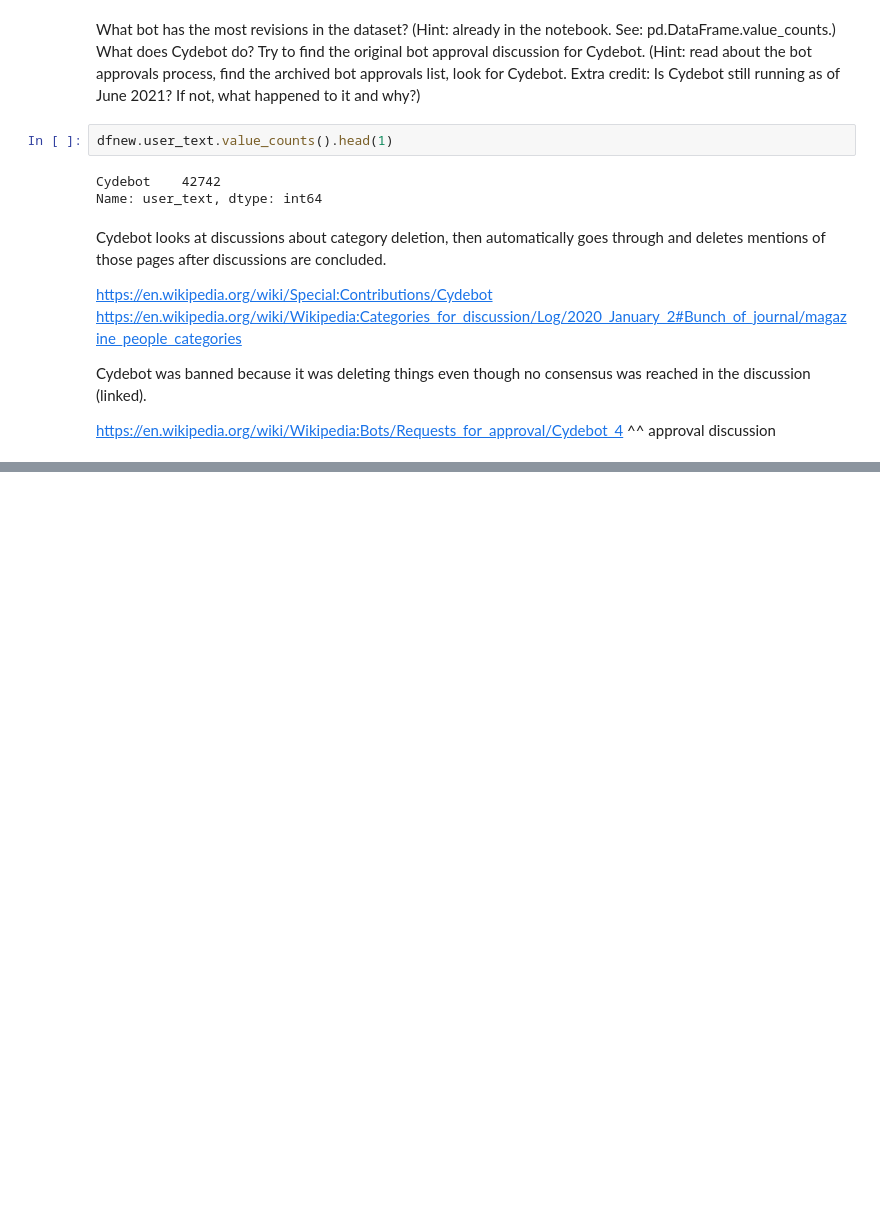
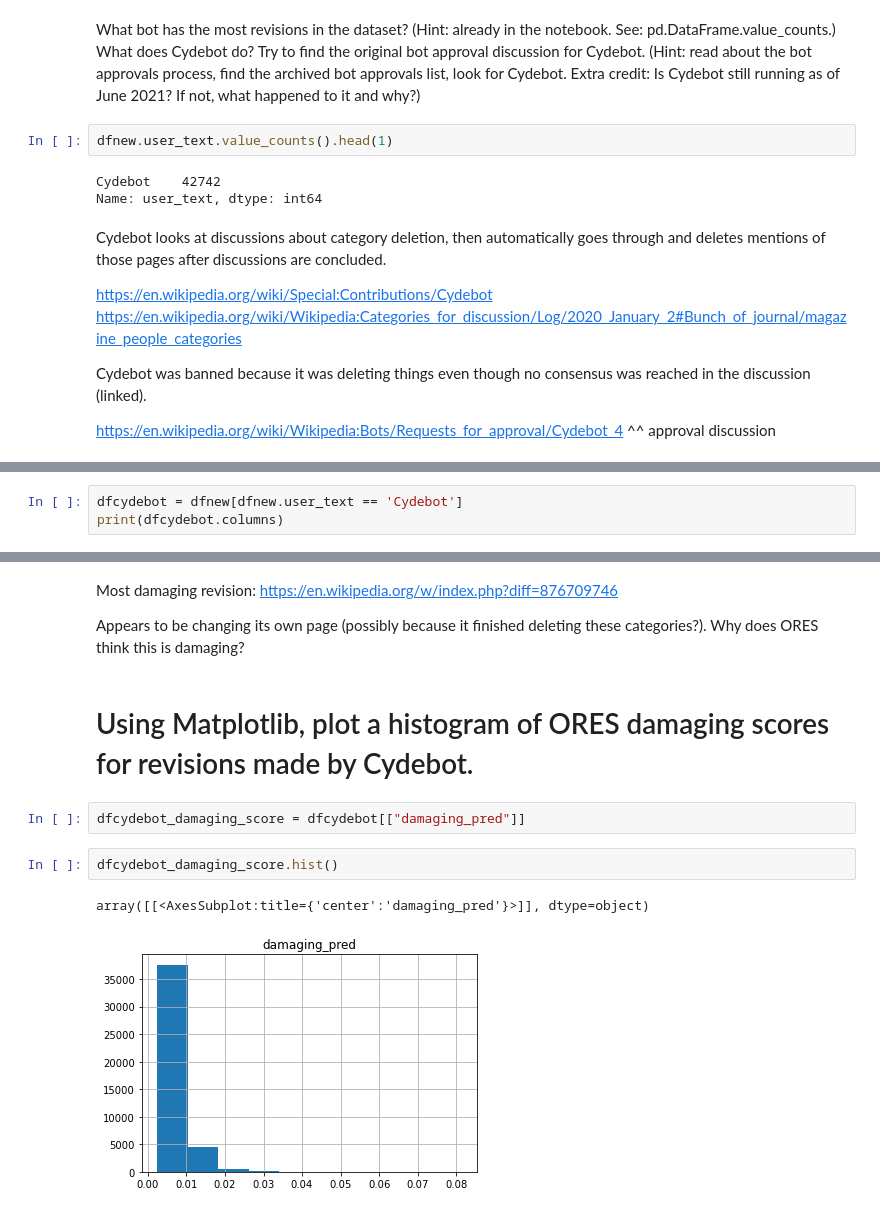
Before and after one commit to levon003/wiki-ores-feedback, a Jupyter notebook: reu2021/analysis_abby.ipynb, the cells around one changed output, grey strips where cells are left out. Cells and saved outputs as stored; diff of their text form; blank space fills up the shorter version.

```diff
--- a/reu2021/analysis_abby.ipynb
+++ b/reu2021/analysis_abby.ipynb
@@ -83,0 +87,3 @@ https://en.wikipedia.org/wiki/Wikipedia:Bots/Requests_for_approval/Cydebot_4
+# %%
+dfcydebot = dfnew[dfnew.user_text == 'Cydebot']
+print(dfcydebot.columns)
@@ -83,0 +145,14 @@ https://en.wikipedia.org/wiki/Wikipedia:Bots/Requests_for_approval/Cydebot_4
+# %% [markdown]
+Most damaging revision: https://en.wikipedia.org/w/index.php?diff=876709746
+
+Appears to be changing its own page (possibly because it finished deleting these categories?). Why does ORES think this is damaging?
+# %% [markdown]
+Using Matplotlib, plot a histogram of ORES damaging scores for revisions made by Cydebot.
+===
+# %%
+dfcydebot_damaging_score = dfcydebot[["damaging_pred"]]
+# %%
+dfcydebot_damaging_score.hist()
+# %% [output]
+array([[<AxesSubplot:title={'center':'damaging_pred'}>]], dtype=object)
+[figure, added]
```
Also changed, not shown: parts of 9 cells of this notebook.
